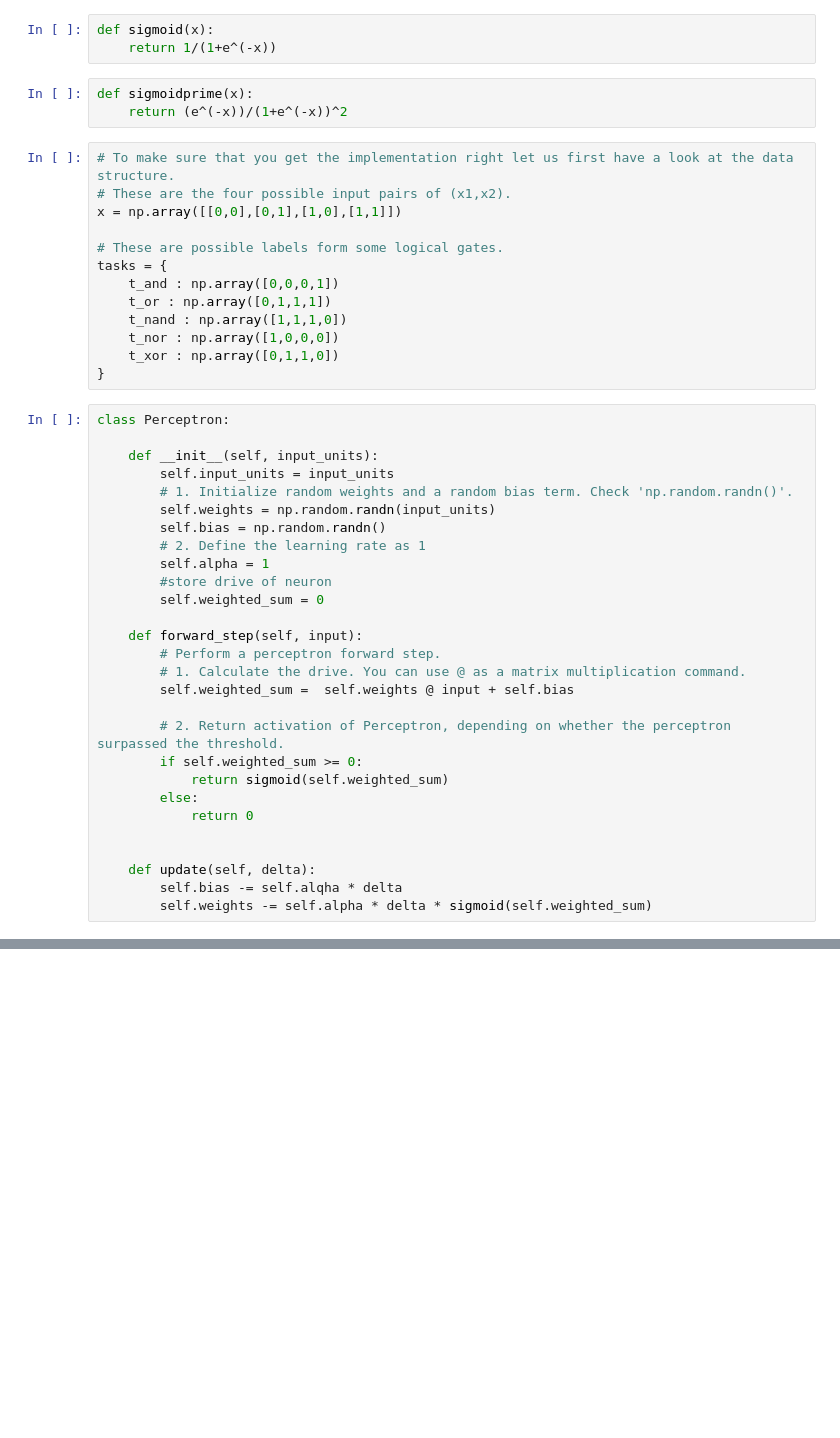
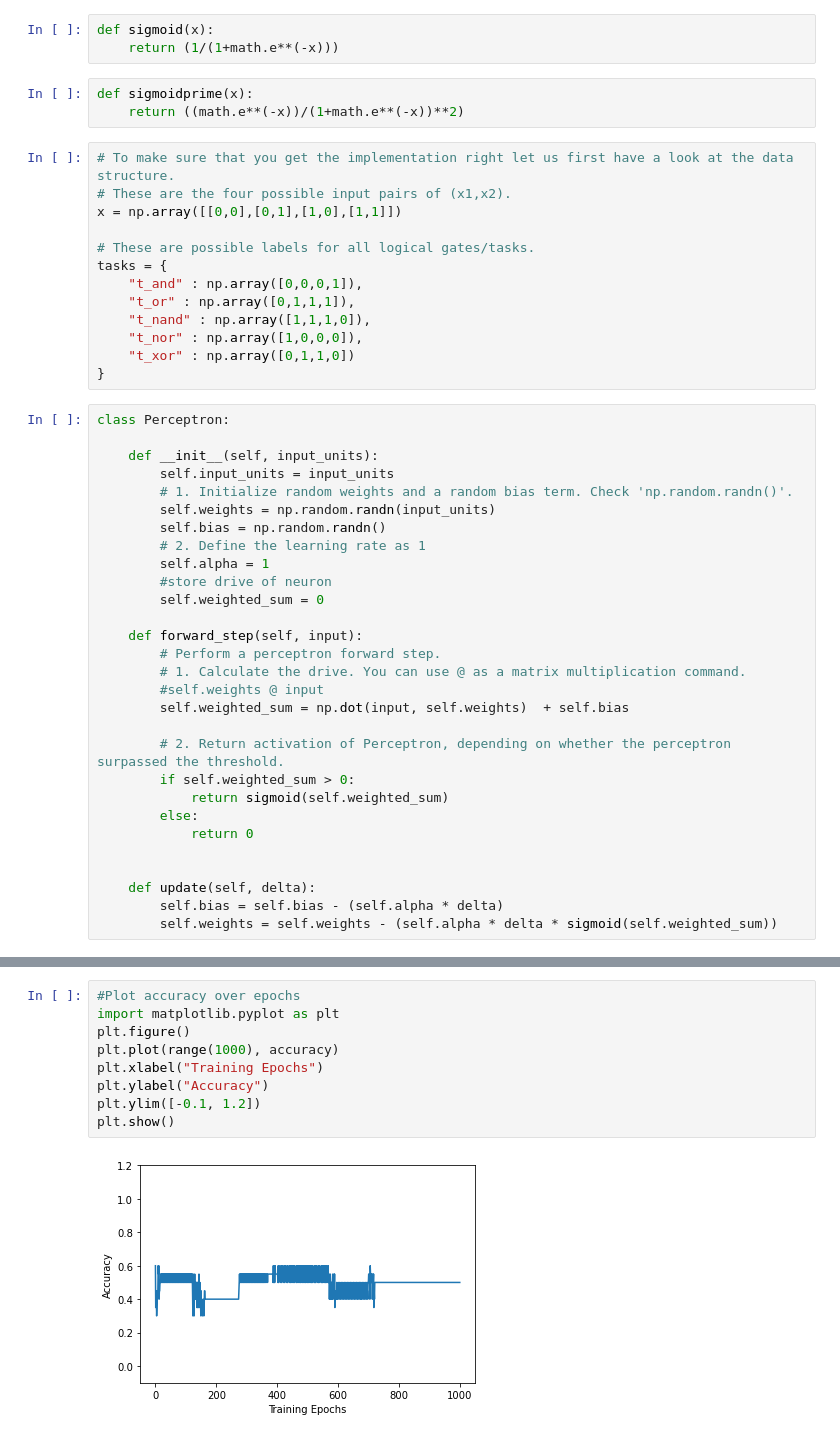
Before and after one commit to Flammingo2/TensorFlow, a Jupyter notebook: sigmoid().ipynb, the cells around one changed output, grey strips where cells are left out. Saved outputs shown, nothing was run; the diff lists cells and outputs as text; blank space fills up the shorter version.

```diff
--- a/sigmoid().ipynb
+++ b/sigmoid().ipynb
@@ -3,21 +4,21 @@ import numpy as np
 # %%
 def sigmoid(x):
-    return 1/(1+e^(-x))
+    return (1/(1+math.e**(-x)))
 # %%
 def sigmoidprime(x):
-    return (e^(-x))/(1+e^(-x))^2
+    return ((math.e**(-x))/(1+math.e**(-x))**2)
 # %%
 # To make sure that you get the implementation right let us first have a look at the data structure.
 # These are the four possible input pairs of (x1,x2).
 x = np.array([[0,0],[0,1],[1,0],[1,1]])
 
-# These are possible labels form some logical gates.
+# These are possible labels for all logical gates/tasks.
 tasks = {
-    t_and : np.array([0,0,0,1])
-    t_or : np.array([0,1,1,1])
-    t_nand : np.array([1,1,1,0])
-    t_nor : np.array([1,0,0,0])
-    t_xor : np.array([0,1,1,0])
+    "t_and" : np.array([0,0,0,1]),
+    "t_or" : np.array([0,1,1,1]),
+    "t_nand" : np.array([1,1,1,0]),
+    "t_nor" : np.array([1,0,0,0]),
+    "t_xor" : np.array([0,1,1,0])
 }
 # %%
 class Perceptron:
@@ -35,17 +36,18 @@ class Perceptron:
     def forward_step(self, input):
         # Perform a perceptron forward step.
         # 1. Calculate the drive. You can use @ as a matrix multiplication command.
-        self.weighted_sum =  self.weights @ input + self.bias
+        #self.weights @ input
+        self.weighted_sum = np.dot(input, self.weights)  + self.bias
 
         # 2. Return activation of Perceptron, depending on whether the perceptron surpassed the threshold.
-        if self.weighted_sum >= 0:
+        if self.weighted_sum > 0:
             return sigmoid(self.weighted_sum)
         else:
             return 0
 
 
     def update(self, delta):
-        self.bias -= self.alqha * delta
-        self.weights -= self.alpha * delta * sigmoid(self.weighted_sum)
+        self.bias = self.bias - (self.alpha * delta)
+        self.weights = self.weights - (self.alpha * delta * sigmoid(self.weighted_sum))
 # %%
 class MLP:
@@ -158,0 +154,11 @@ for i in range(7, 15):
+# %%
+#Plot accuracy over epochs
+import matplotlib.pyplot as plt
+plt.figure()
+plt.plot(range(1000), accuracy)
+plt.xlabel("Training Epochs")
+plt.ylabel("Accuracy")
+plt.ylim([-0.1, 1.2])
+plt.show()
+# %% [output]
+[figure, added]
```
Also changed, not shown: parts of 7 cells of this notebook.
